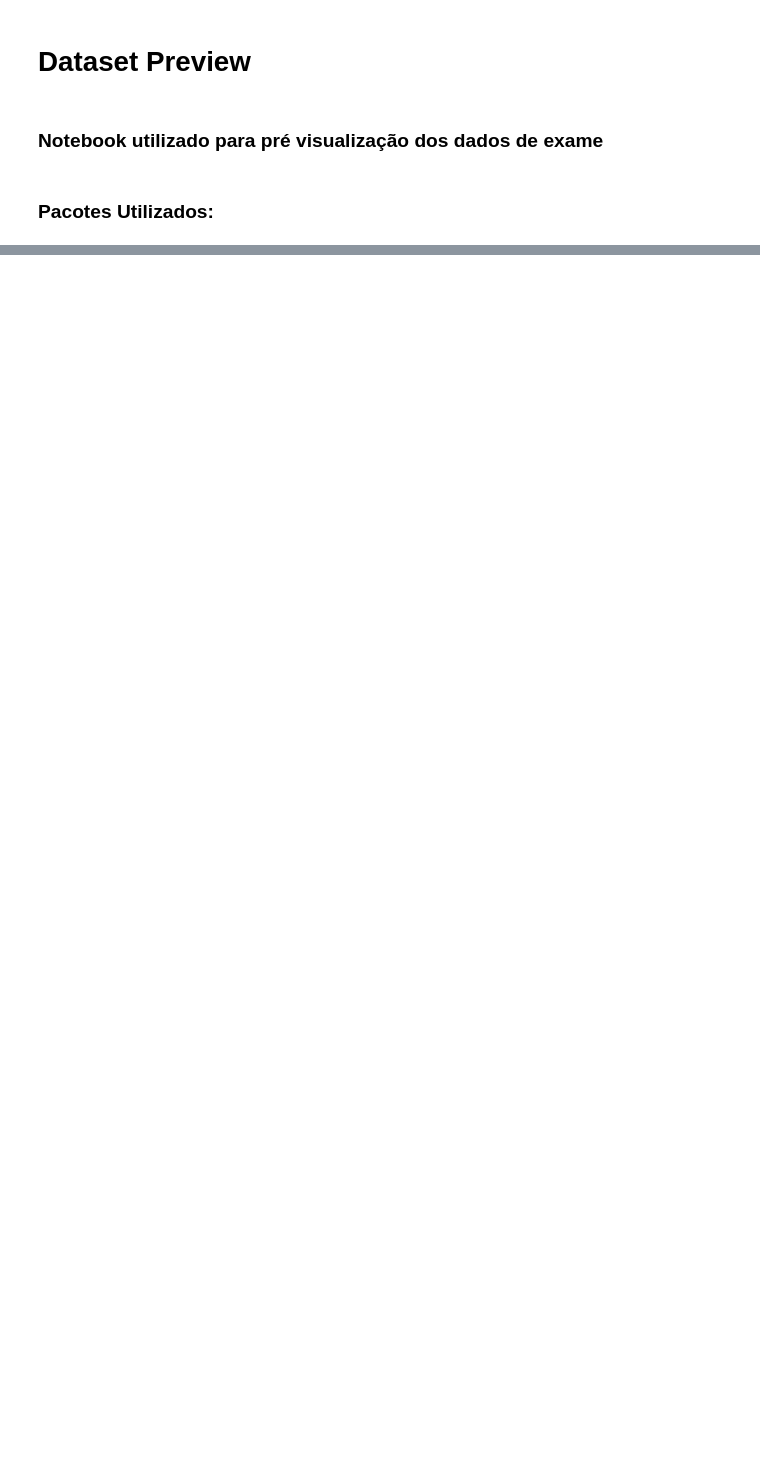
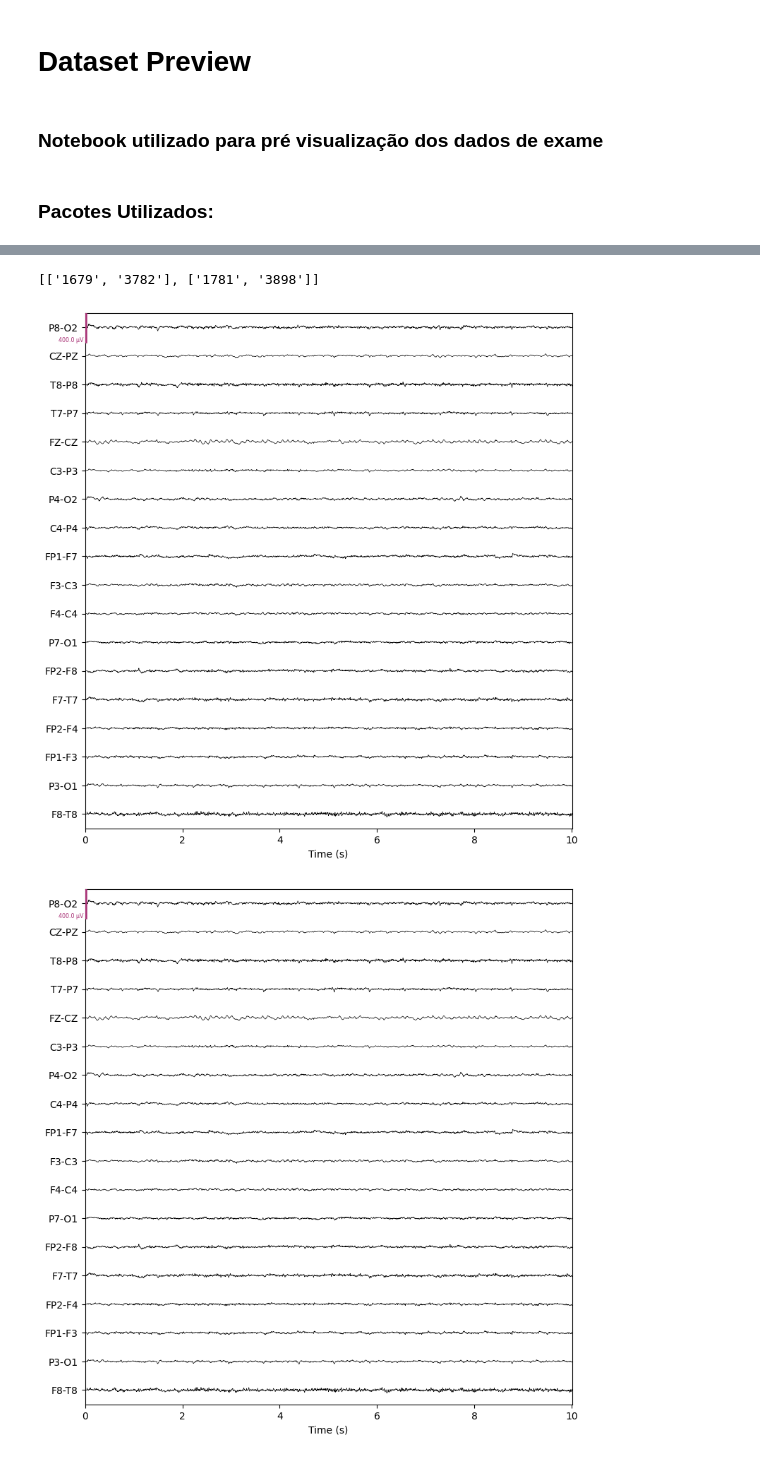
Before and after one commit to luizantoniona/eeg-epileptic-seizure-detection, a Jupyter notebook: notebook/datasetpreview.ipynb, the cells around one changed output, grey strips where cells are left out. Cells and saved outputs as stored; diff of their text form; code cells hidden in the pictures; blank space fills up the shorter version.

Commit message:
feat: novos plots e passar métodos de leitura para o modulo reader

```diff
--- a/notebook/datasetpreview.ipynb
+++ b/notebook/datasetpreview.ipynb
@@ -81,18 +38,17 @@ plot_kwargs = {
 # %%
 import database.databaseutils as db
+import reader.edfreader as edfreader
+import reader.mnereader as mnereader
 import model.summarymodel as summary
 import model.summarymodelconverter as converter
 
 db.connect()
 
-st = db.summary_by_name('chb01_01.edf')
+st = db.summary_by_name('chb04_28.edf')
 summary_model = converter.model_from_tuple(st)
+seizures = [ int(x) for x in summary_model.start_seizure, int(x) for x in summary_model.end_seizure ]
 
-print(str(summary_model))
-
-raw_data, freq = data_load(summary_model)
-
-mne_data = mne_object(raw_data, freq)
-
-mne_data.plot(start = 50, **plot_kwargs)
+data, freq = edfreader.raw_data(summary_model, selected_channels)
+#(a if a < b else b)
+mne_data = mnereader.mne_object(data, freq, events = seizures if summary_model.nr_seizures > 0 else None)
 # %% [output]
@@ -104,0 +56,9 @@ Ready.
+# %%
+seizures = [summary_model.start_seizure, summary_model.end_seizure]
+print(seizures)
+# summary_model.nr_seizures == 0 ? None, [summary_model.start_seizure]
+mne_data.plot(start = 0, **plot_kwargs)
+# %% [output]
+[['1679', '3782'], ['1781', '3898']]
+[figure, added]
+[figure, added]
```
Also changed, not shown: parts of 8 cells of this notebook.
